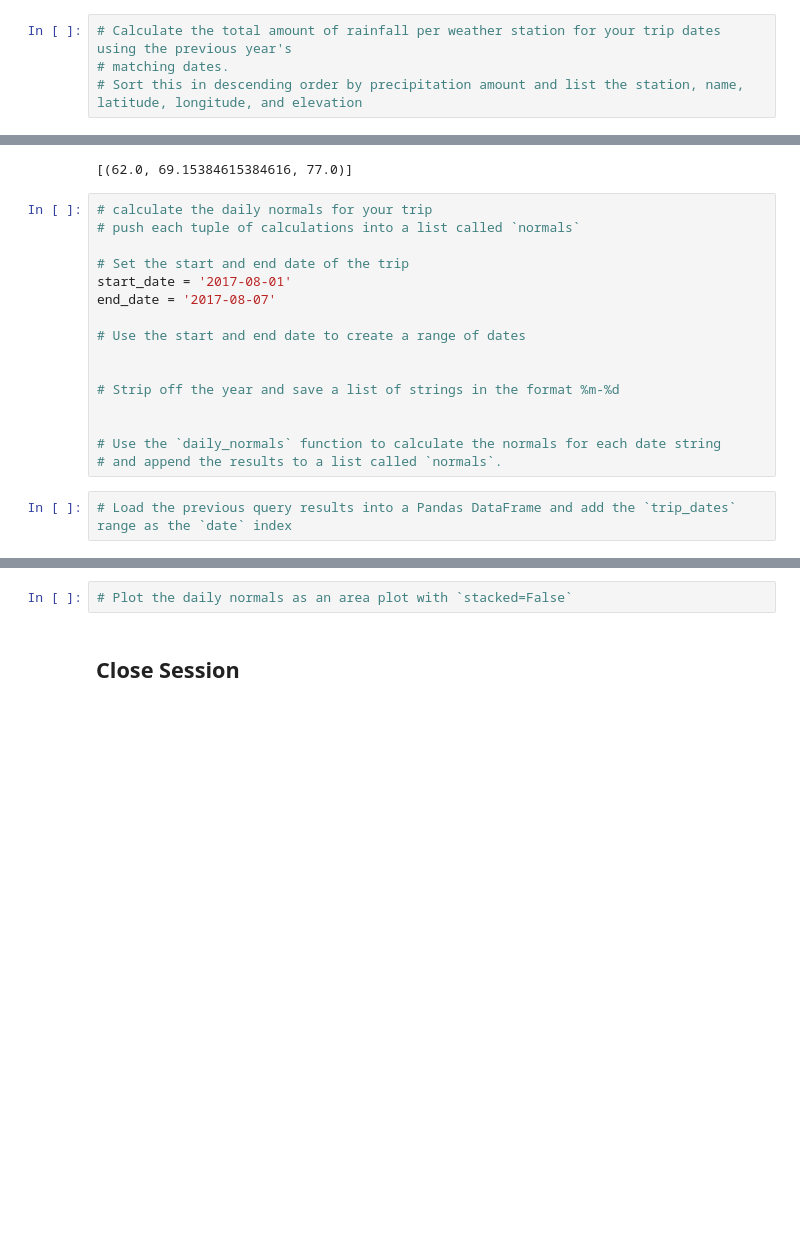
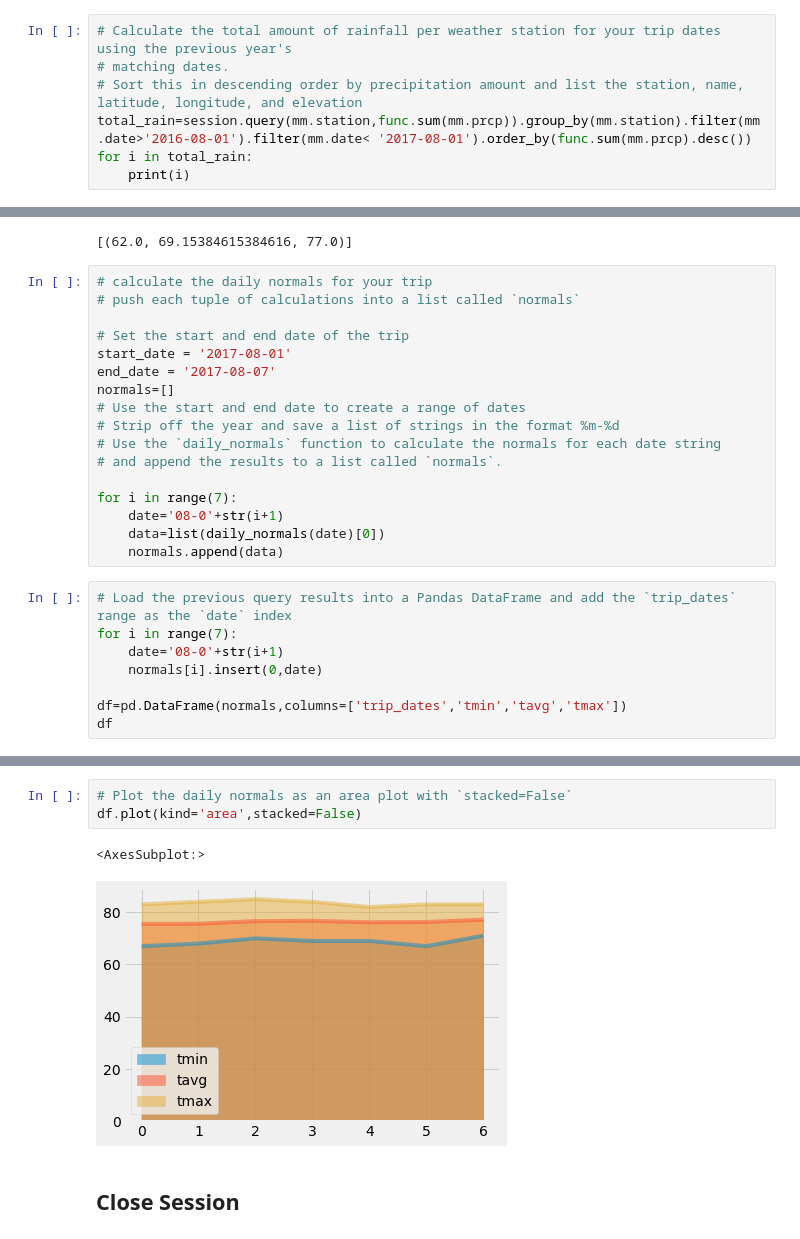
Before and after one commit to FrankJiang1208/sqlalchemy-challenge, a Jupyter notebook: temp_analysis_bonus_2_starter.ipynb, the cells around one changed output, grey strips where cells are left out. Saved outputs shown, nothing was run; the diff lists cells and outputs as text; blank space fills up the shorter version.

```diff
--- a/temp_analysis_bonus_2_starter.ipynb
+++ b/temp_analysis_bonus_2_starter.ipynb
@@ -81,3 +81,6 @@ plt.show()
 # Calculate the total amount of rainfall per weather station for your trip dates using the previous year's
 # matching dates.
 # Sort this in descending order by precipitation amount and list the station, name, latitude, longitude, and elevation
+total_rain=session.query(mm.station,func.sum(mm.prcp)).group_by(mm.station).filter(mm.date>'2016-08-01').filter(mm.date< '2017-08-01').order_by(func.sum(mm.prcp).desc())
+for i in total_rain:
+    print(i)
@@ -110,14 +121,21 @@ daily_normals("01-01")
 # Set the start and end date of the trip
 start_date = '2017-08-01'
 end_date = '2017-08-07'
-
+normals=[]
 # Use the start and end date to create a range of dates
-
-
 # Strip off the year and save a list of strings in the format %m-%d
-
-
 # Use the `daily_normals` function to calculate the normals for each date string
 # and append the results to a list called `normals`.
+
+for i in range(7):
+    date='08-0'+str(i+1)
+    data=list(daily_normals(date)[0])
+    normals.append(data)
 # %%
 # Load the previous query results into a Pandas DataFrame and add the `trip_dates` range as the `date` index
+for i in range(7):
+    date='08-0'+str(i+1)
+    normals[i].insert(0,date)
+
+df=pd.DataFrame(normals,columns=['trip_dates','tmin','tavg','tmax'])
+df
@@ -124,5 +151,9 @@ end_date = '2017-08-07'
 # %%
 # Plot the daily normals as an area plot with `stacked=False`
+df.plot(kind='area',stacked=False)
+# %% [output]
+<AxesSubplot:>
+[figure, added]
 # %% [markdown]
 ## Close Session
 # %%
```
Also changed, not shown: parts of 2 cells of this notebook.
